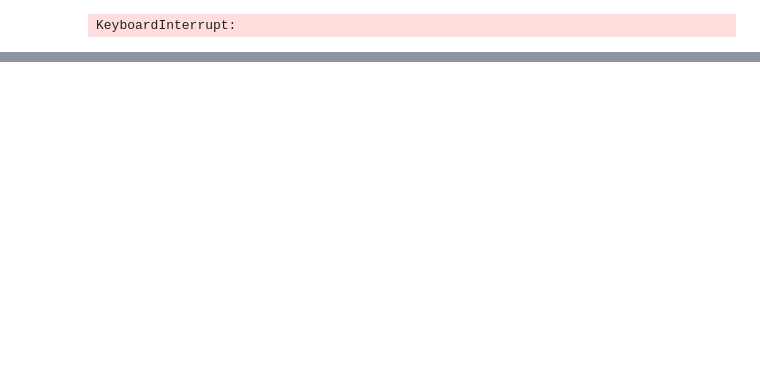
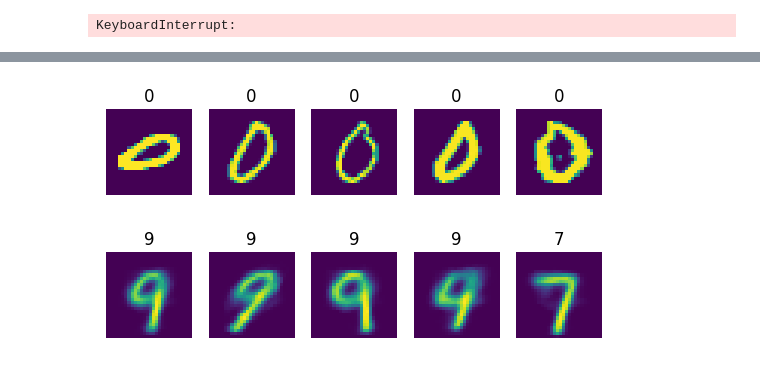
Before and after one commit to alexojica/research-project-experiments, a Jupyter notebook: src/mnist.ipynb, the cells around one changed output, grey strips where cells are left out. Cells and saved outputs as stored; diff of their text form; code cells hidden in the pictures; blank space fills up the shorter version.

Commit message:
confirm distribution of generated outputs

```diff
--- a/src/mnist.ipynb
+++ b/src/mnist.ipynb
@@ -163,19 +154,74 @@ print("Frechet Inception Distance: ", fid_score)
 # %% [output]
 KeyboardInterrupt:
 # %%
-# compare distribution of input vs distribution of generated images
-counts = [0, 0, 0, 0, 0, 0, 0, 0, 0, 0]
-print(labels)
-print(labels.shape)
-for label in labels:
-    counts[label]+=1
+# generate imbalanced data set for comparison of distribution of input vs distribution of generated images
+training_data = torchvision.datasets.MNIST(root='../data/MNIST_train', train=True, download=True, transform=torchvision.transforms.ToTensor())
 
-_, gen_output = vae.generate_data(n_samples=60000)
+input = training_data.data[:60000]
+labels = training_data.targets[:60000]
+
+users_data = split_dirichlet(dataset=training_data, num_users=4, is_cfar=False, beta=0.5)
+
+total_input = []
+total_labels = []
+total_counts = []
+for user_idx in users_data:
+    images = []
+    outputs = []
+    counts = [0, 0, 0, 0, 0, 0, 0, 0, 0, 0]
+
+    for data_idx in users_data[user_idx]:
+        image = input[int(data_idx)]
+        images.append(image)
+        label = labels[int(data_idx)]
+        outputs.append(label)
+        counts[label] +=1
+    total_input.append(images)
+    total_labels.append(outputs)
+    total_counts.append(counts)
+
+user_idx = 0
+sample_input = total_input[user_idx]
+sample_label = total_labels[user_idx]
+
+# print(sample_input)
+# print(total_labels[user_idx])
+
+input_tensor = torch.stack(sample_input)
+label_tensor = torch.stack(sample_label)
+
+plot_image_data_two(input_tensor.cpu().detach().numpy(), label_tensor.cpu().detach().numpy())
+
+assert input_tensor.shape[0] == label_tensor.shape[0]
+
+training_data.data = input_tensor
+training_data.targets = label_tensor
+
+assert training_data.data.shape == input_tensor.shape
+assert training_data.targets.shape == label_tensor.shape
+
+
+# Train VAE on imbalanced dataset
+vae_imbalanced = VaeAutoencoderClassifier(dim_encoding=2)
+
+# sufficient epoch makes the generated data distribution similar to the given input
+# optimal so far is 50, 2000, 20
+vae_classifier_model, total_losses, classifier_accuracy_li, classifier_loss_li, vae_loss_li, kl_loss_li = vae_imbalanced.train_model(
+    training_data,
+    batch_size=50,
+    alpha=2000.0,
+    epochs=20
+)
+
+gen_image, gen_output = vae_imbalanced.generate_data(n_samples=sum(total_counts[user_idx]))
 gen_counts = [0, 0, 0, 0, 0, 0, 0, 0, 0, 0]
 for probabilities in gen_output:
     max_index = torch.argmax(probabilities)
     gen_counts[max_index]+=1
 
-print(counts)
-print(gen_counts)
+# plot generated data
+plot_image_data(gen_image.cpu().detach().numpy(), gen_output.cpu().detach().numpy())
+
+print("Input counts: ", total_counts[user_idx])
+print("Generated counts: ", gen_counts)
 # %% [output]
@@ -185,0 +245,2 @@ torch.Size([60000])
+[figure, added]
+[figure, added]
```
Also changed, not shown: parts of 9 cells of this notebook, 1 other file.
